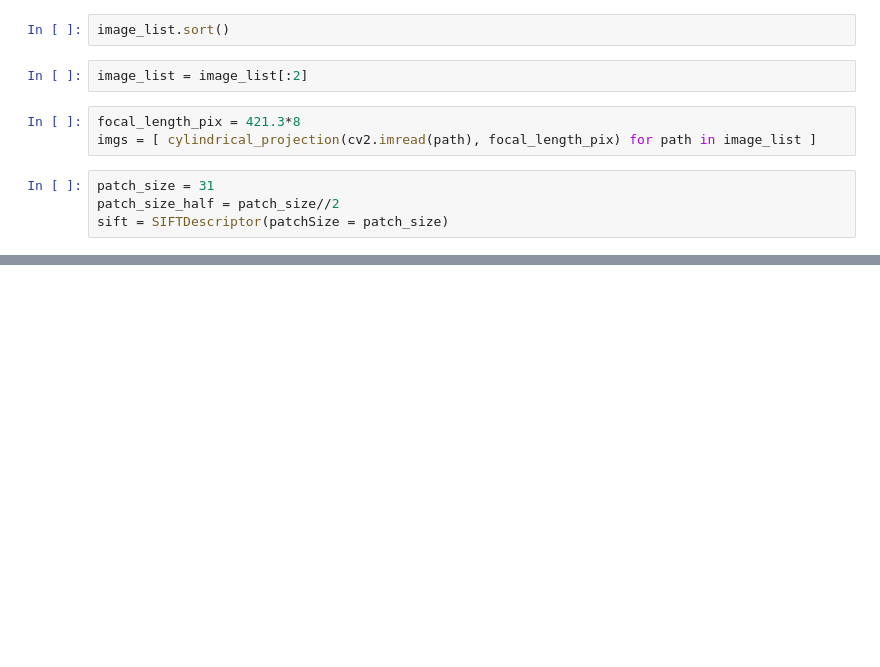
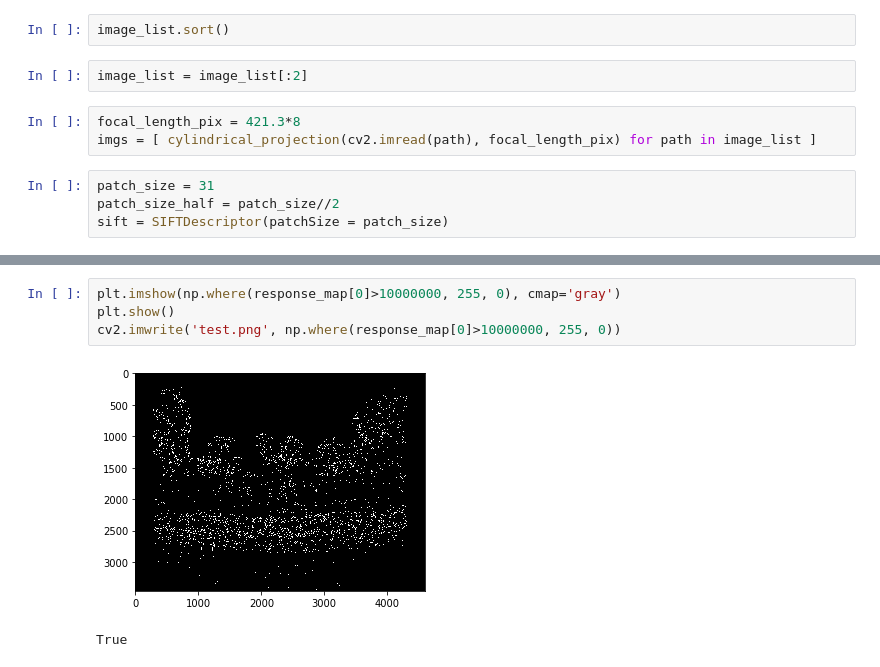
Before and after one commit to peter0749/Panorama, a Jupyter notebook: Panorama.ipynb, the cells around one changed output, grey strips where cells are left out. Saved outputs shown, nothing was run; the diff lists cells and outputs as text; blank space fills up the shorter version.

```diff
--- a/Panorama.ipynb
+++ b/Panorama.ipynb
@@ -279,0 +294,7 @@ for img in imgs:
+# %%
+plt.imshow(np.where(response_map[0]>10000000, 255, 0), cmap='gray')
+plt.show()
+cv2.imwrite('test.png', np.where(response_map[0]>10000000, 255, 0))
+# %% [output]
+[figure, added]
+True
```
Also changed, not shown: parts of 19 cells of this notebook.
